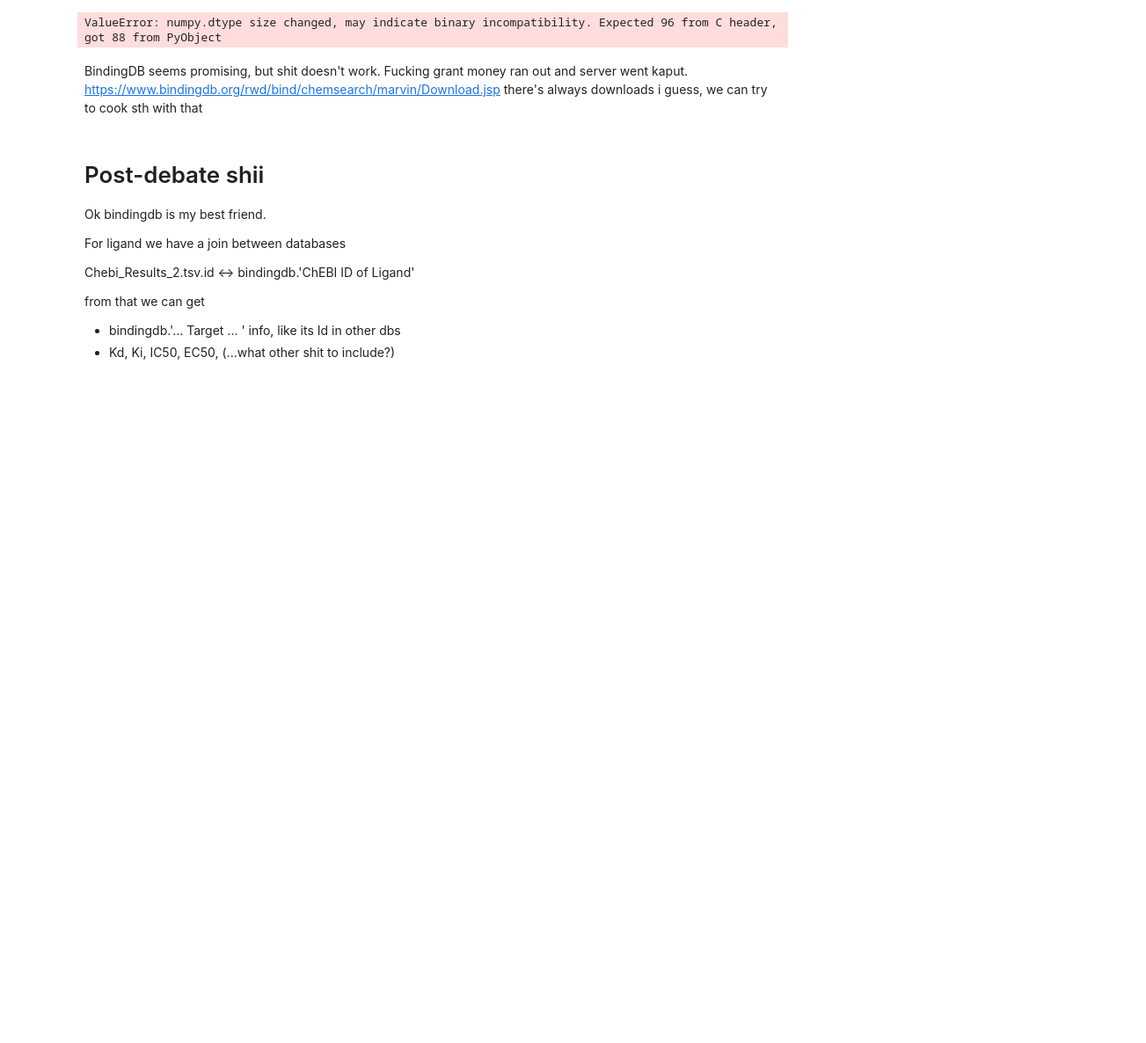
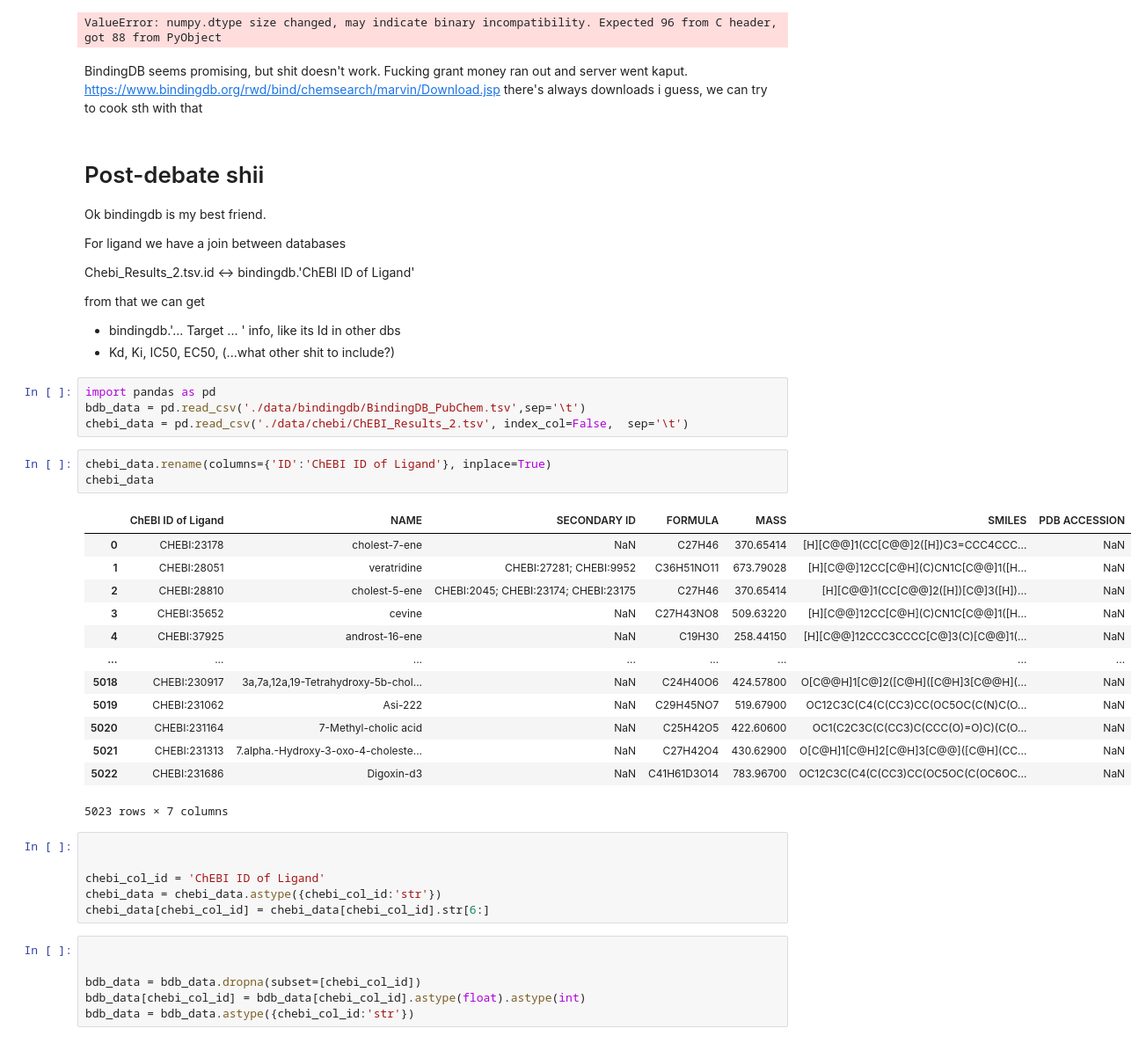
Before and after one commit to IGEM-BeFri/Prototype, a Jupyter notebook: prototype.ipynb, the cells around one changed output. Shown at 88% size. Saved outputs shown, nothing was run; the diff lists cells and outputs as text; blank space fills up the shorter version.

```diff
--- a/prototype.ipynb
+++ b/prototype.ipynb
@@ -129,3 +129,36 @@ Chebi_Results_2.tsv.id <-> bindingdb.'ChEBI ID of Ligand'
 from that we can get
 - bindingdb.'... Target ... ' info, like its Id in other dbs
 - Kd, Ki, IC50, EC50, (...what other shit to include?)
+# %%
+import pandas as pd
+bdb_data = pd.read_csv('./data/bindingdb/BindingDB_PubChem.tsv',sep='\t')
+chebi_data = pd.read_csv('./data/chebi/ChEBI_Results_2.tsv', index_col=False,  sep='\t')
+# %%
+chebi_data.rename(columns={'ID':'ChEBI ID of Ligand'}, inplace=True)
+chebi_data
+# %% [output]
+|  | ChEBI ID of Ligand | NAME | SECONDARY ID | FORMULA | MASS | SMILES | PDB ACCESSION |
+| 0 | CHEBI:23178 | cholest-7-ene | NaN | C27H46 | 370.65414 | [H][C@@]1(CC[C@@]2([H])C3=CCC4CCC... | NaN |
+| 1 | CHEBI:28051 | veratridine | CHEBI:27281; CHEBI:9952 | C36H51NO11 | 673.79028 | [H][C@@]12CC[C@H](C)CN1C[C@@]1([H... | NaN |
+| 2 | CHEBI:28810 | cholest-5-ene | CHEBI:2045; CHEBI:23174; CHEBI:23175 | C27H46 | 370.65414 | [H][C@@]1(CC[C@@]2([H])[C@]3([H])... | NaN |
+| 3 | CHEBI:35652 | cevine | NaN | C27H43NO8 | 509.63220 | [H][C@@]12CC[C@H](C)CN1C[C@@]1([H... | NaN |
+| 4 | CHEBI:37925 | androst-16-ene | NaN | C19H30 | 258.44150 | [H][C@@]12CCC3CCCC[C@]3(C)[C@@]1(... | NaN |
+| ... | ... | ... | ... | ... | ... | ... | ... |
+| 5018 | CHEBI:230917 | 3a,7a,12a,19-Tetrahydroxy-5b-chol... | NaN | C24H40O6 | 424.57800 | O[C@@H]1[C@]2([C@H]([C@H]3[C@@H](... | NaN |
+| 5019 | CHEBI:231062 | Asi-222 | NaN | C29H45NO7 | 519.67900 | OC12C3C(C4(C(CC3)CC(OC5OC(C(N)C(O... | NaN |
+| 5020 | CHEBI:231164 | 7-Methyl-cholic acid | NaN | C25H42O5 | 422.60600 | OC1(C2C3C(C(CC3)C(CCC(O)=O)C)(C(O... | NaN |
+| 5021 | CHEBI:231313 | 7.alpha.-Hydroxy-3-oxo-4-choleste... | NaN | C27H42O4 | 430.62900 | O[C@H]1[C@H]2[C@H]3[C@@]([C@H](CC... | NaN |
+| 5022 | CHEBI:231686 | Digoxin-d3 | NaN | C41H61D3O14 | 783.96700 | OC12C3C(C4(C(CC3)CC(OC5OC(C(OC6OC... | NaN |
+5023 rows × 7 columns
+# %%
+
+
+chebi_col_id = 'ChEBI ID of Ligand'
+chebi_data = chebi_data.astype({chebi_col_id:'str'})
+chebi_data[chebi_col_id] = chebi_data[chebi_col_id].str[6:]
+# %%
+
+
+bdb_data = bdb_data.dropna(subset=[chebi_col_id])
+bdb_data[chebi_col_id] = bdb_data[chebi_col_id].astype(float).astype(int)
+bdb_data = bdb_data.astype({chebi_col_id:'str'})
```
Also changed, not shown: parts of 3 cells of this notebook, 1 other file.
